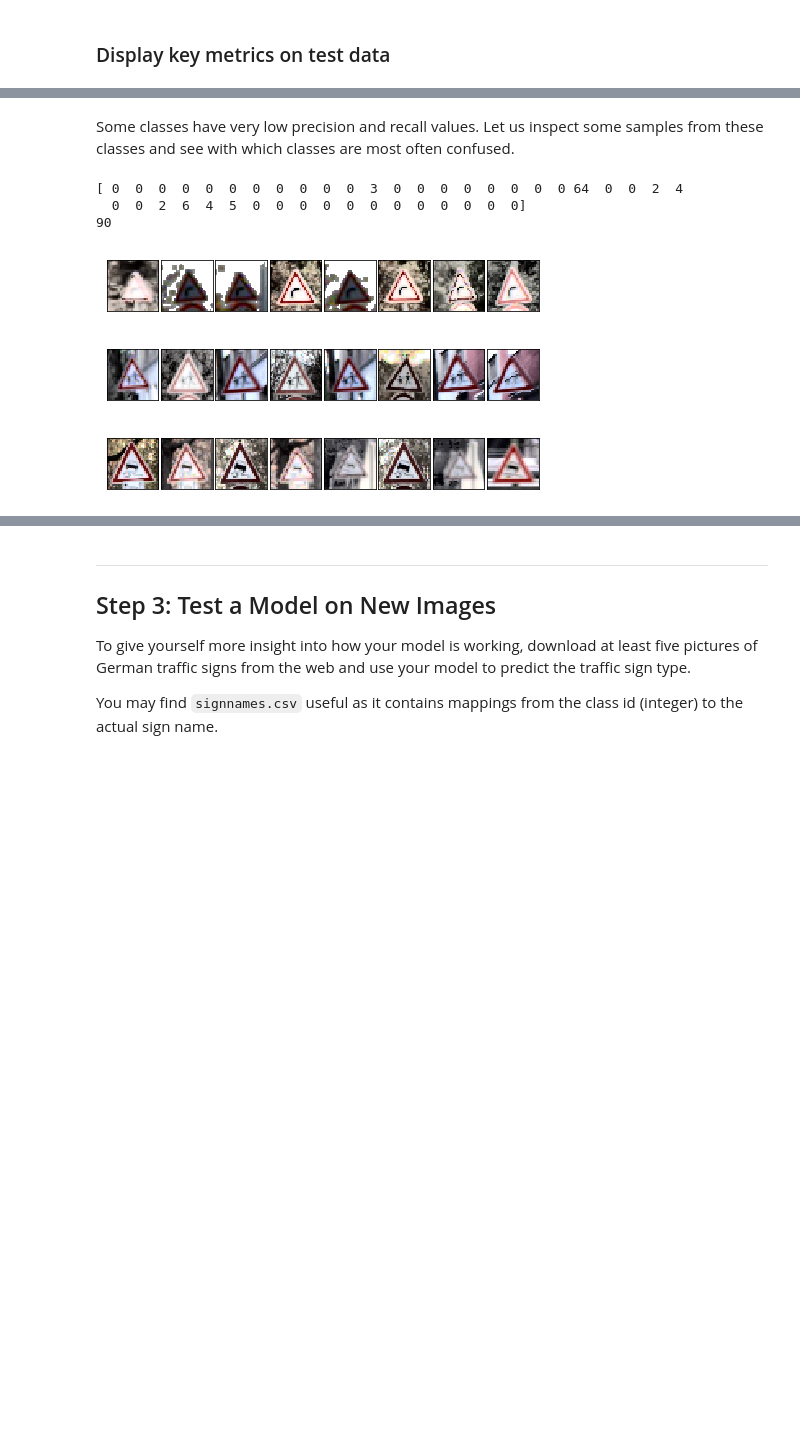
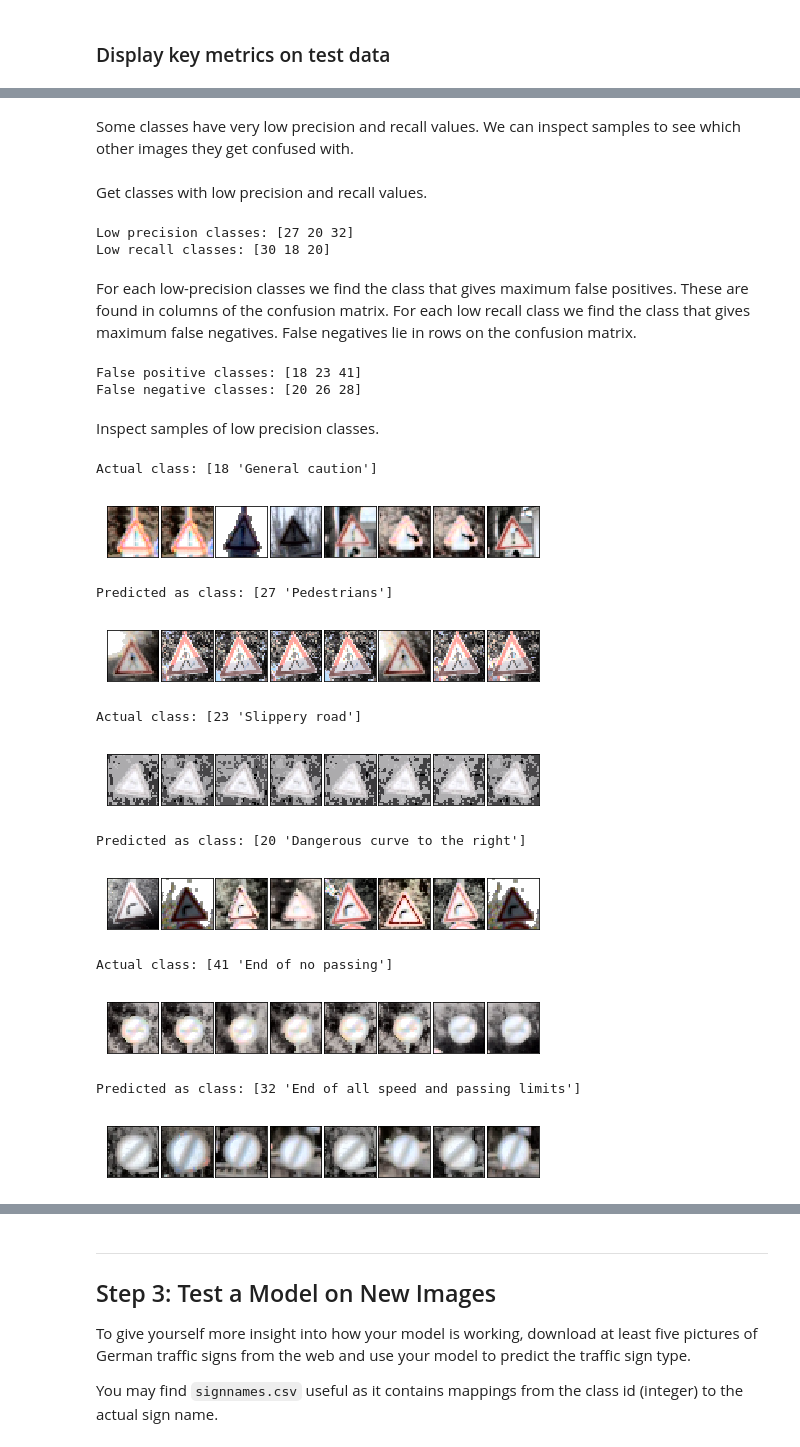
Before and after one commit to farhanhubble/traffic-signs-recognizer, a Jupyter notebook: Traffic_Sign_Classifier.ipynb, the cells around one changed output, grey strips where cells are left out. Cells and saved outputs as stored; diff of their text form; code cells hidden in the pictures; blank space fills up the shorter version.

```diff
--- a/Traffic_Sign_Classifier.ipynb
+++ b/Traffic_Sign_Classifier.ipynb
@@ -634,15 +634,2 @@ plt.show()
 # %% [markdown]
-Some classes have very low precision and recall values. Let us inspect some samples from these classes and see with which classes are most often confused.
+Some classes have very low precision and recall values. We can inspect samples to see which other images they get confused with.
-# %%
-print(metrics['confmat'][20,:])
-print(np.sum(y_test==20))
-plot_random_samples(X_test[y_test==20],8)
-plot_random_samples(X_test[y_test==28],8)
-plot_random_samples(X_test[y_test==23],8)
-# %% [output]
-[ 0  0  0  0  0  0  0  0  0  0  0  3  0  0  0  0  0  0  0  0 64  0  0  2  4
-  0  0  2  6  4  5  0  0  0  0  0  0  0  0  0  0  0  0]
-90
-[figure, removed]
-[figure, removed]
-[figure, removed]
@@ -650,0 +636,64 @@ plt.imshow(metrics['confmat'],cmap=plt.cm.Blues)
+# %% [markdown]
+Get classes with low precision and recall values.
+# %%
+low_precision_classes = np.argsort(metrics['precision'])[:3]
+low_recall_classes    = np.argsort(metrics['recall'])[:3]
+print("Low precision classes:",low_precision_classes)
+print("Low recall classes:",low_recall_classes)
+# %% [output]
+Low precision classes: [27 20 32]
+Low recall classes: [30 18 20]
+# %% [markdown]
+For each low-precision classes we find the class that gives maximum false positives. These are found in columns of the confusion matrix. For each low recall class we find the class that gives maximum false negatives. False negatives lie in rows on the confusion matrix.
+# %%
+# Get a copy of the confusion matrix excluding true positives.
+conf_mat = np.copy(metrics['confmat'])
+np.fill_diagonal(conf_mat,0)
+
+# For each class with low precision get class that causes most false positives.
+false_positive_classes = np.argmax(conf_mat[:,low_precision_classes], axis=0)
+print("False positive classes:",false_positive_classes)
+
+# For each class with low recall get class that causes most false negatives.
+false_negative_classes = np.argmax(conf_mat[low_recall_classes,:],axis=1)
+print("False negative classes:",false_negative_classes)
+# %% [output]
+False positive classes: [18 23 41]
+False negative classes: [20 26 28]
+# %% [markdown]
+Inspect samples of low precision classes.
+# %%
+import pandas
+sign_names = pandas.read_csv('signnames.csv')
+sign_names = sign_names.as_matrix()
+predicted_labels = metrics['predicted_labels']
+# %%
+for i in range(len(low_precision_classes)):
+    # Get misclassified samples from false positive class.
+    fp_idx = np.logical_and(np.squeeze(y_test==false_positive_classes[i]),
+                                np.squeeze(predicted_labels== low_precision_classes[i]))
+
+    fp_samples = X_test[fp_idx]
+
+    # Get (representative) samples from the target class.
+    target_idx = np.where(y_test == low_precision_classes[i] )
+    target_samples = X_test[target_idx]
+
+    print("Actual class:",sign_names[false_positive_classes[i]])
+    plot_random_samples(fp_samples,8)
+    print("Predicted as class:",sign_names[low_precision_classes[i]])
+    plot_random_samples(target_samples,8)
+    print("\n\n")
+# %% [output]
+Actual class: [18 'General caution']
+[figure, added]
+Predicted as class: [27 'Pedestrians']
+[figure, added]
+Actual class: [23 'Slippery road']
+[figure, added]
+Predicted as class: [20 'Dangerous curve to the right']
+[figure, added]
+Actual class: [41 'End of no passing']
+[figure, added]
+Predicted as class: [32 'End of all speed and passing limits']
+[figure, added]
```
Also changed, not shown: parts of 9 cells of this notebook, 3 other files.
